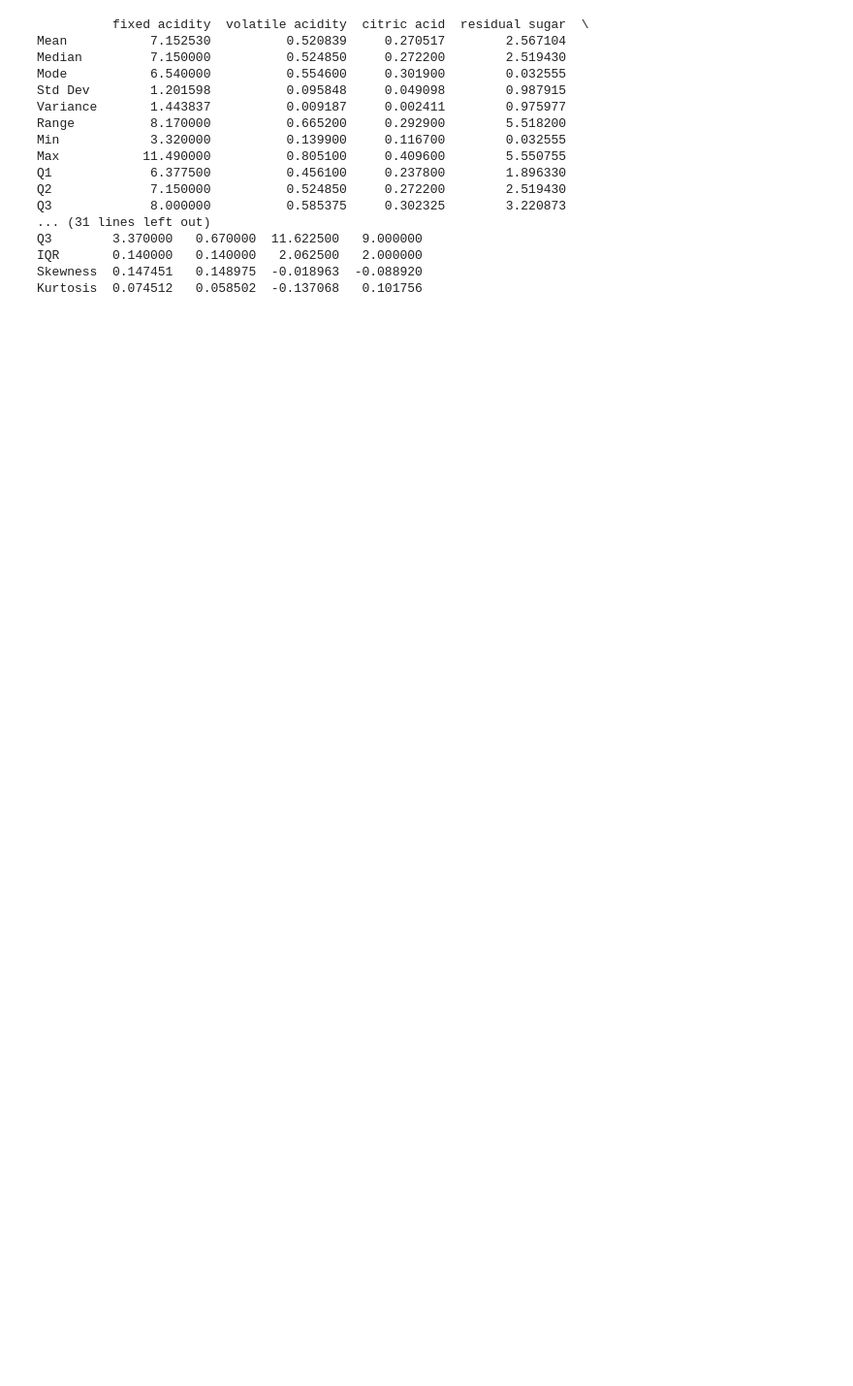
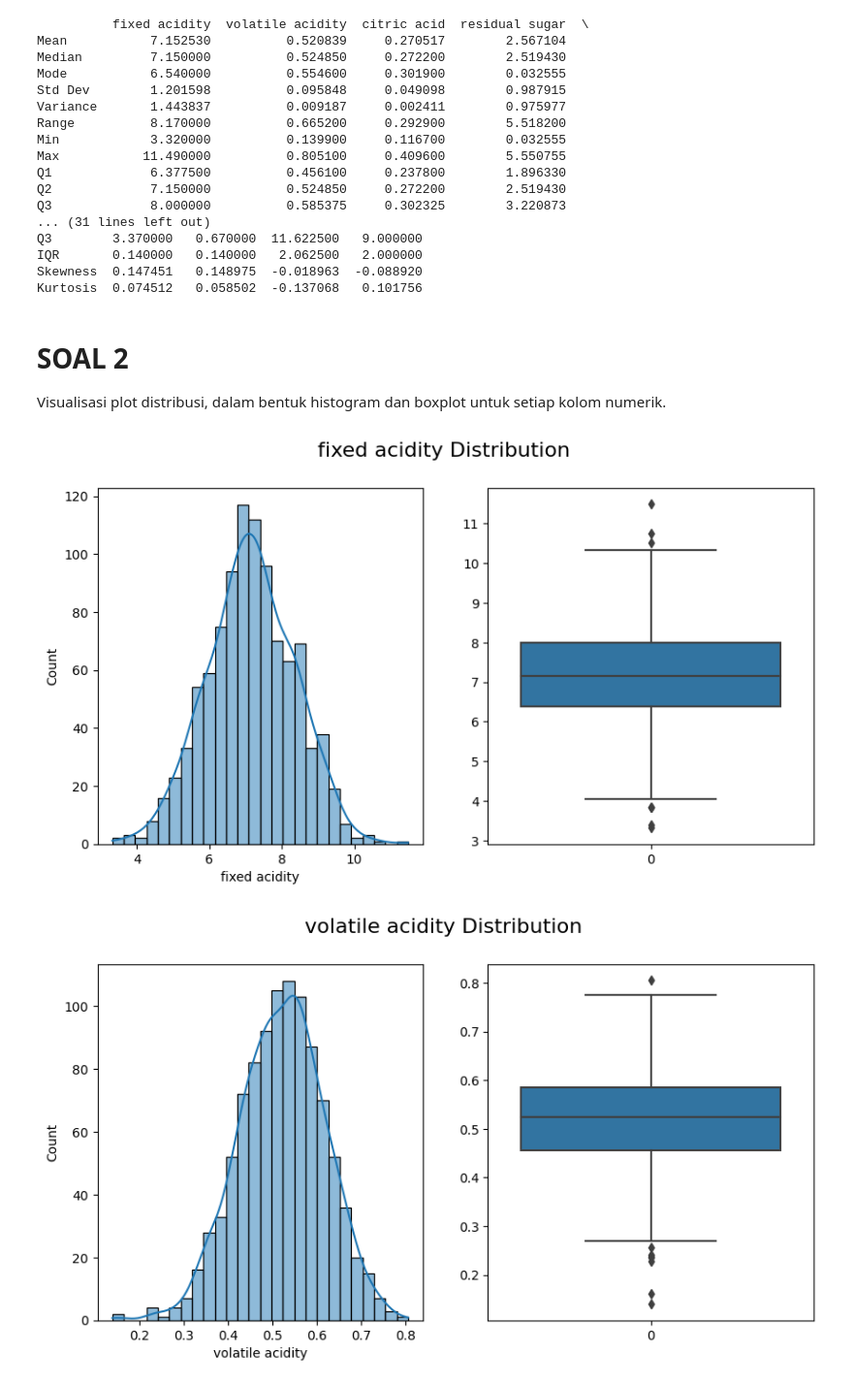
Before and after one commit to kurovura/TUBES1-PROBSTAT, a Jupyter notebook: src/tes.ipynb, the cells around one changed output. Shown: that part at 97% size. Drawn from its saved outputs; the diff is of its cells as text; code cells hidden in the pictures; blank space fills up the shorter version.

```diff
--- a/src/tes.ipynb
+++ b/src/tes.ipynb
@@ -69,3 +73,26 @@ Q3        3.370000   0.670000  11.622500   9.000000
 IQR       0.140000   0.140000   2.062500   2.000000
 Skewness  0.147451   0.148975  -0.018963  -0.088920
 Kurtosis  0.074512   0.058502  -0.137068   0.101756
+# %% [markdown]
+# **SOAL 2**
+
+Visualisasi plot distribusi, dalam bentuk histogram dan boxplot untuk setiap
+kolom numerik.
+# %%
+import pandas as pd
+import matplotlib.pyplot as plt
+import seaborn as sns
+
+# load dataset
+df = pd.read_csv("C:/Users/62822/Downloads/anggur.csv")
+
+# plot histogram and boxplot for each numeric column
+for col in df.select_dtypes(include='number'):
+    fig, axes = plt.subplots(1, 2, figsize=(10, 5))
+    sns.histplot(ax=axes[0], data=df[col], kde=True)
+    sns.boxplot(ax=axes[1], data=df[col])
+    fig.suptitle(f"{col} Distribution", fontsize=16)
+    plt.show()
+# %% [output]
+[figure, added]
+[figure, added]
```
Also changed, not shown: parts of 9 cells of this notebook, 1 other file.
